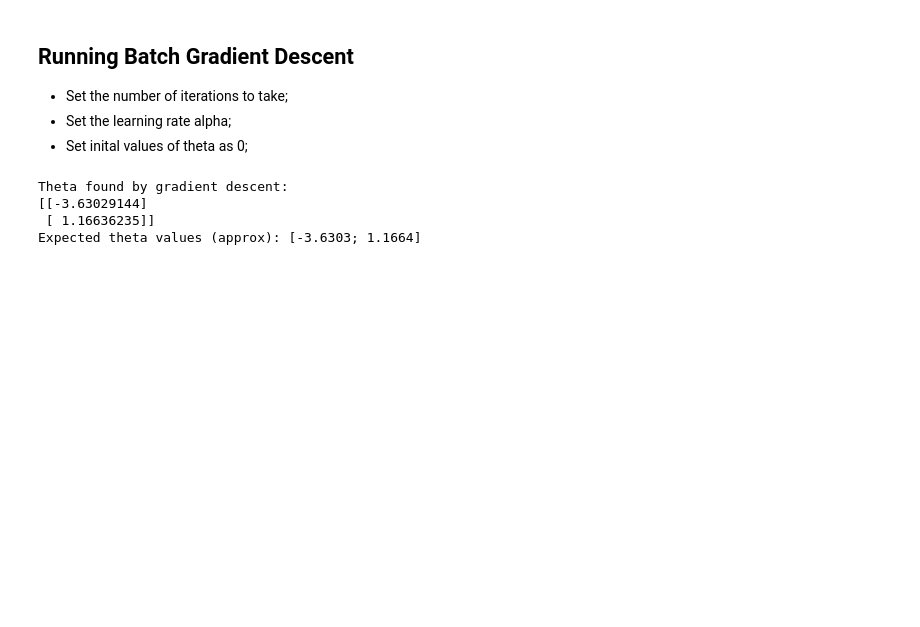
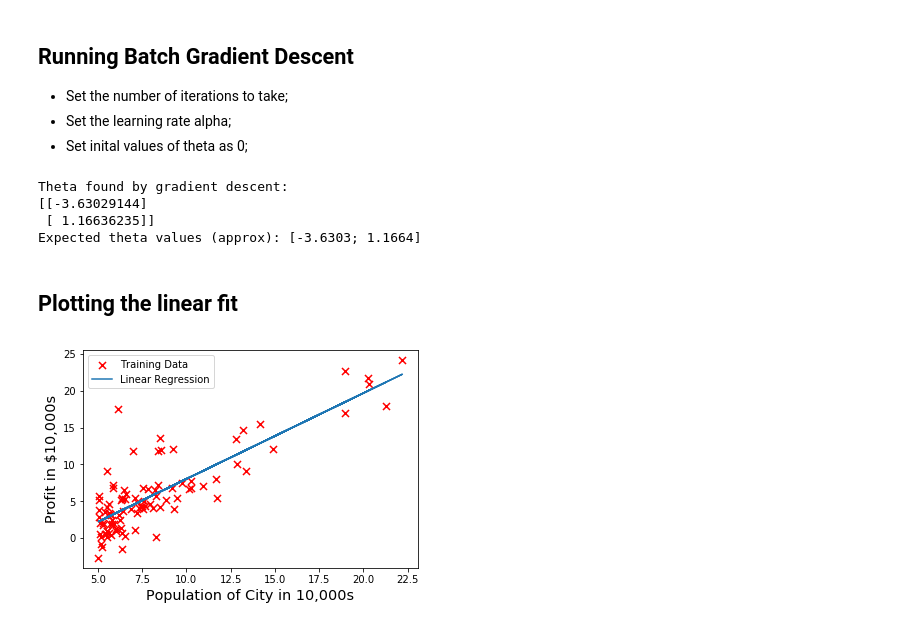
Before and after one commit to luigidcsoares/coursera-stanford-ml, a Jupyter notebook: ex1-linear-regression/python/notebooks/food-truck.ipynb, the cells around one changed output. Saved outputs shown, nothing was run; the diff lists cells and outputs as text; code cells hidden in the pictures; blank space fills up the shorter version.

Commit message:
Updated plot and added new plot that refers to linear regression

```diff
--- a/ex1-linear-regression/python/notebooks/food-truck.ipynb
+++ b/ex1-linear-regression/python/notebooks/food-truck.ipynb
@@ -39,7 +56,9 @@ df = pd.read_csv(
 # %%
+fig, ax = plt.subplots()
+
 # Create a scatter plot using pandas wrapper around matplotlib functions.
-ax = df.plot.scatter(
-    x='population', y='profit',
+scatter = ax.scatter(
+    df.loc[:, 'population'], df.loc[:, 'profit'],
     marker='x', color='r', s=50
 )
 
@@ -55,9 +74,7 @@ ax.set_ylabel(
 ax.tick_params(labelsize='medium')
 
 # Customize current figure.;
-plt.gcf().set_facecolor('white')
-
-plt.show()
+fig.set_facecolor('white')
 # %% [output]
 [figure]
 # %% [markdown]
@@ -116,3 +133,13 @@ Theta found by gradient descent:
 [[-3.63029144]
  [ 1.16636235]]
 Expected theta values (approx): [-3.6303; 1.1664]
+# %% [markdown]
+## Plotting the linear fit
+# %%
+# Create new plot using same old axes.
+line, = ax.plot(X[:, 1:], X @ theta)
+ax.legend([scatter, line], ['Training Data', 'Linear Regression'])
+
+fig
+# %% [output]
+[figure, added]
```
Also changed, not shown: parts of 3 cells of this notebook.
